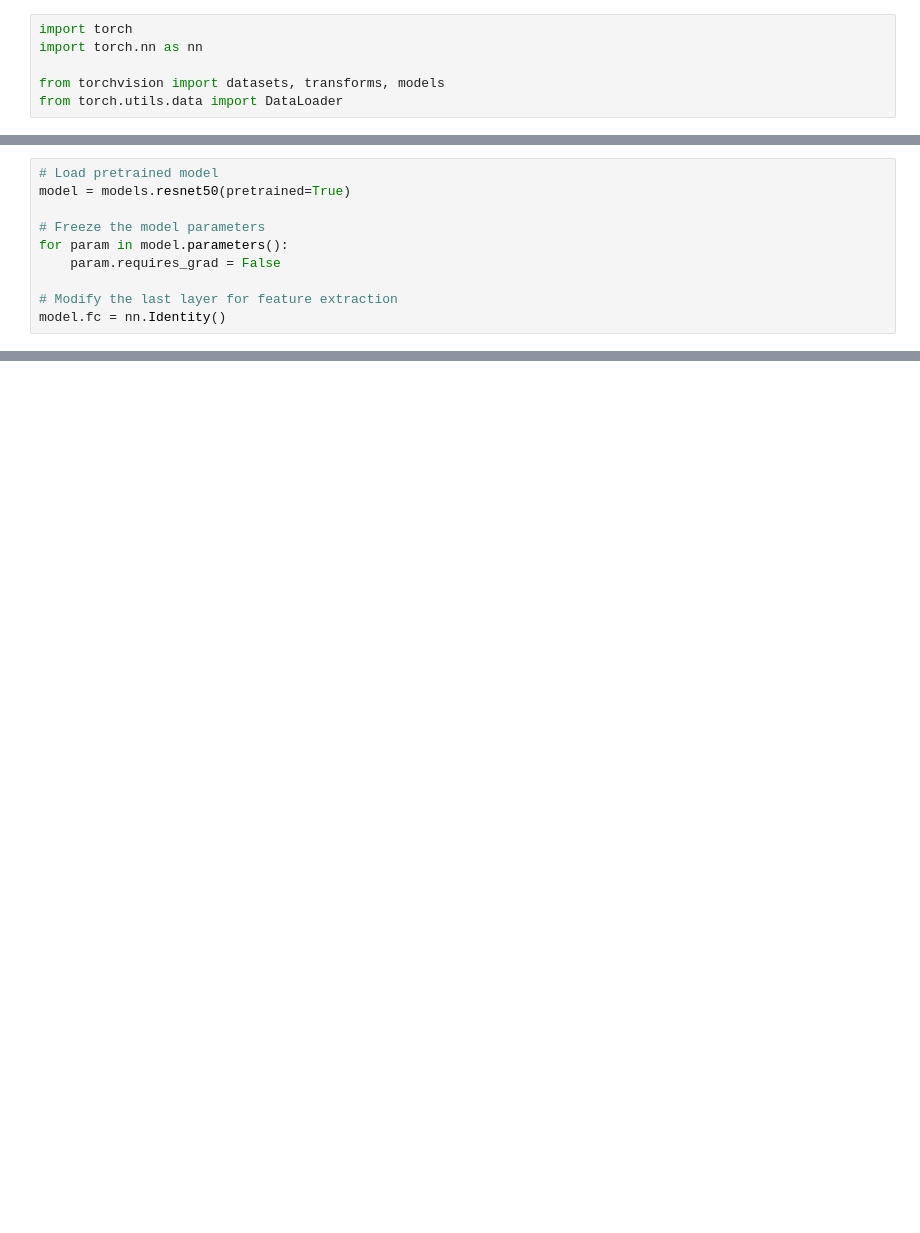
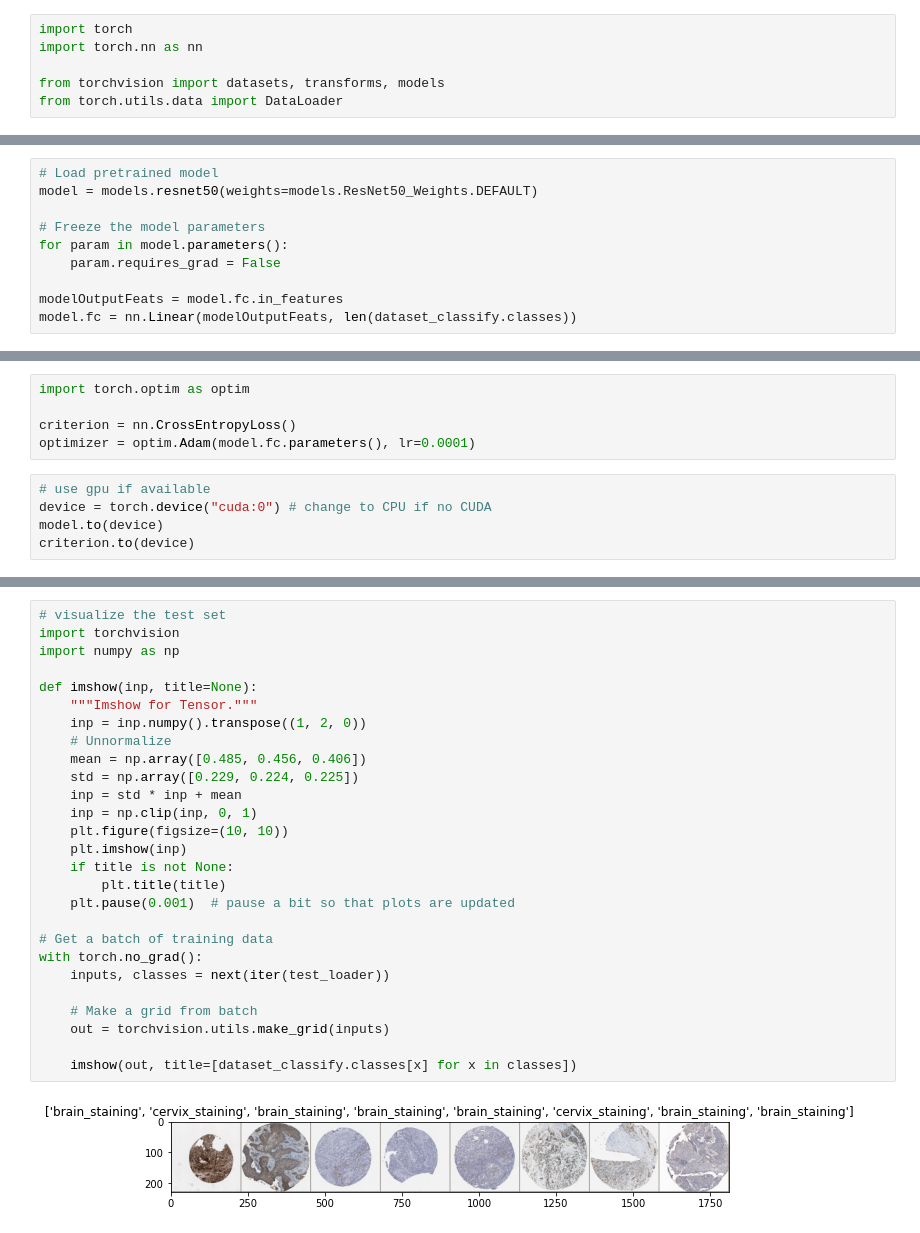
Before and after one commit to Mian-Bruel/ML-experiments, a Jupyter notebook: pytorch_transfer_learning.ipynb, the cells around one changed output, grey strips where cells are left out. Saved outputs shown, nothing was run; the diff lists cells and outputs as text; blank space fills up the shorter version.

```diff
--- a/pytorch_transfer_learning.ipynb
+++ b/pytorch_transfer_learning.ipynb
@@ -20,10 +60,10 @@ cervix_staining
 # %%
 # Load pretrained model
-model = models.resnet50(pretrained=True)
+model = models.resnet50(weights=models.ResNet50_Weights.DEFAULT)
 
 # Freeze the model parameters
 for param in model.parameters():
     param.requires_grad = False
 
-# Modify the last layer for feature extraction
-model.fc = nn.Identity()
+modelOutputFeats = model.fc.in_features
+model.fc = nn.Linear(modelOutputFeats, len(dataset_classify.classes))
@@ -65,0 +70,10 @@ plt.show()
+# %%
+import torch.optim as optim
+
+criterion = nn.CrossEntropyLoss()
+optimizer = optim.Adam(model.fc.parameters(), lr=0.0001)
+# %%
+# use gpu if available
+device = torch.device("cuda:0") # change to CPU if no CUDA
+model.to(device)
+criterion.to(device)
@@ -65,0 +129,29 @@ plt.show()
+# %%
+# visualize the test set
+import torchvision
+import numpy as np
+
+def imshow(inp, title=None):
+    """Imshow for Tensor."""
+    inp = inp.numpy().transpose((1, 2, 0))
+    # Unnormalize
+    mean = np.array([0.485, 0.456, 0.406])
+    std = np.array([0.229, 0.224, 0.225])
+    inp = std * inp + mean
+    inp = np.clip(inp, 0, 1)
+    plt.figure(figsize=(10, 10))
+    plt.imshow(inp)
+    if title is not None:
+        plt.title(title)
+    plt.pause(0.001)  # pause a bit so that plots are updated
+
+# Get a batch of training data
+with torch.no_grad():
+    inputs, classes = next(iter(test_loader))
+
+    # Make a grid from batch
+    out = torchvision.utils.make_grid(inputs)
+
+    imshow(out, title=[dataset_classify.classes[x] for x in classes])
+# %% [output]
+[figure, added]
```
Also changed, not shown: parts of 9 cells of this notebook.
